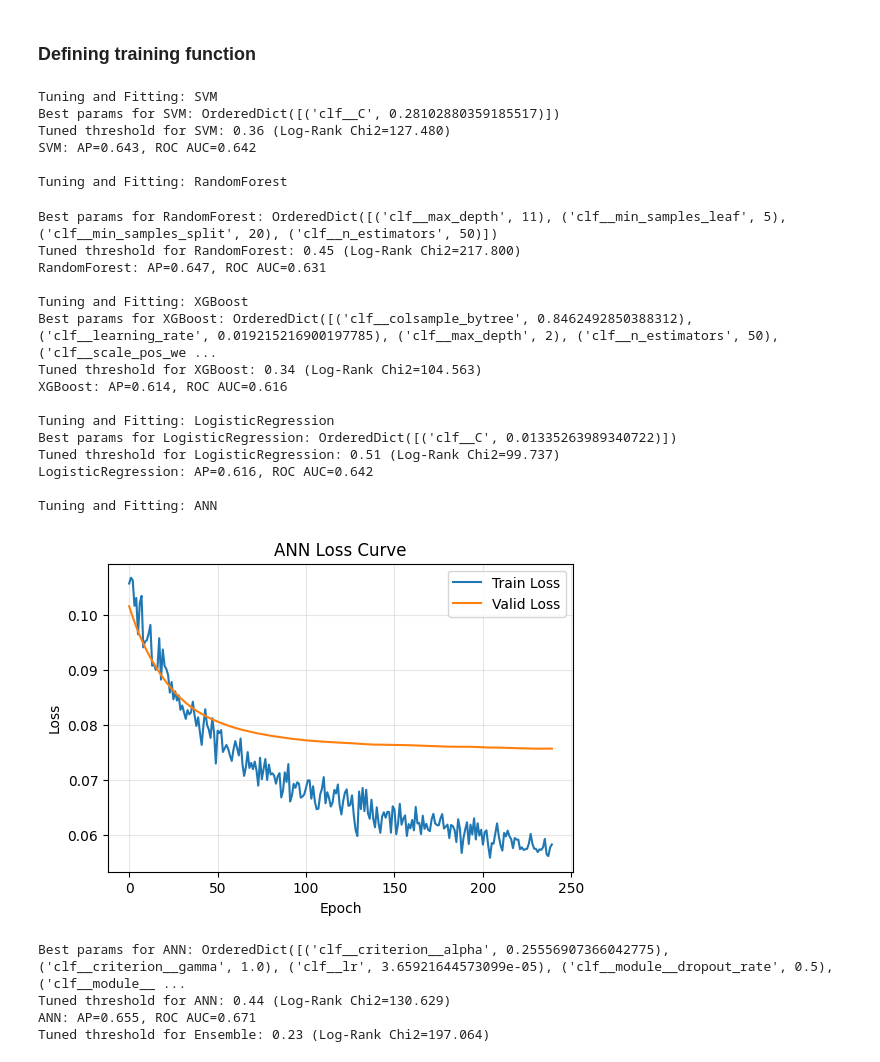
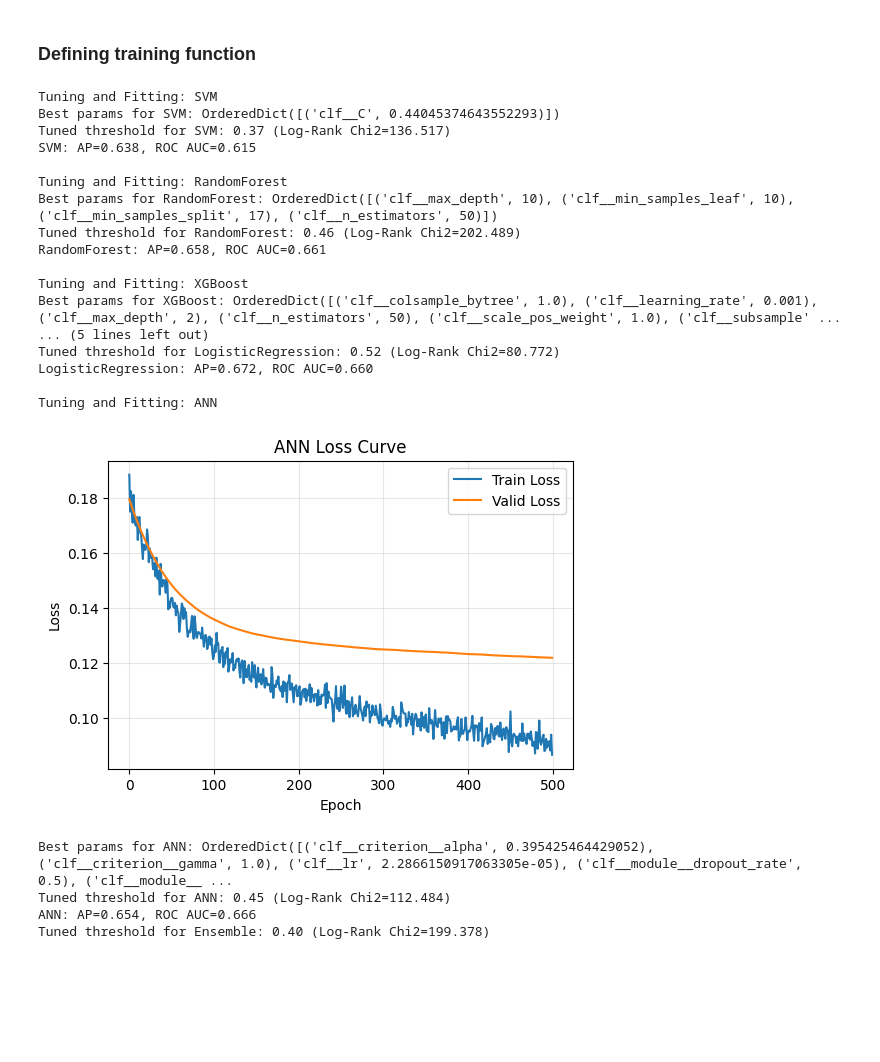
Before and after one commit to JackWJW/LGG_Prognosis_Prediction, a Jupyter notebook: TCGA_Model_Training_CGGA_Validation.ipynb, the cells around one changed output. Drawn from its saved outputs; the diff is of its cells as text; code cells hidden in the pictures; blank space fills up the shorter version.

```diff
--- a/TCGA_Model_Training_CGGA_Validation.ipynb
+++ b/TCGA_Model_Training_CGGA_Validation.ipynb
@@ -626,34 +625,30 @@ def train_evaluate_model(random_state=42,inner_folds=3,inner_iterations=25,ANN_i
 
     return summary_df, curves_summary, metrics_results, survival_results, y_CGGA
 # %%
-summary_df, curves_summary, metrics_results, survival_results, y_CGGA = train_evaluate_model(random_state=24,inner_folds=5,inner_iterations=100,ANN_iterations=100)
+summary_df, curves_summary, metrics_results, survival_results, y_CGGA = train_evaluate_model(random_state=24,inner_folds=5,inner_iterations=250,ANN_iterations=250)
 # %% [output]
 Tuning and Fitting: SVM
-Best params for SVM: OrderedDict([('clf__C', 0.28102880359185517)])
-Tuned threshold for SVM: 0.36 (Log-Rank Chi2=127.480)
-SVM: AP=0.643, ROC AUC=0.642
+Best params for SVM: OrderedDict([('clf__C', 0.44045374643552293)])
+Tuned threshold for SVM: 0.37 (Log-Rank Chi2=136.517)
+SVM: AP=0.638, ROC AUC=0.615
 
 Tuning and Fitting: RandomForest
+Best params for RandomForest: OrderedDict([('clf__max_depth', 10), ('clf__min_samples_leaf', 10), ('clf__min_samples_split', 17), ('clf__n_estimators', 50)])
+Tuned threshold for RandomForest: 0.46 (Log-Rank Chi2=202.489)
+RandomForest: AP=0.658, ROC AUC=0.661
+
+Tuning and Fitting: XGBoost
+Best params for XGBoost: OrderedDict([('clf__colsample_bytree', 1.0), ('clf__learning_rate', 0.001), ('clf__max_depth', 2), ('clf__n_estimators', 50), ('clf__scale_pos_weight', 1.0), ('clf__subsample' ...
+... (5 lines left out)
+Tuned threshold for LogisticRegression: 0.52 (Log-Rank Chi2=80.772)
+LogisticRegression: AP=0.672, ROC AUC=0.660
+
+Tuning and Fitting: ANN
+[figure, new version]
-Best params for RandomForest: OrderedDict([('clf__max_depth', 11), ('clf__min_samples_leaf', 5), ('clf__min_samples_split', 20), ('clf__n_estimators', 50)])
-Tuned threshold for RandomForest: 0.45 (Log-Rank Chi2=217.800)
-RandomForest: AP=0.647, ROC AUC=0.631
-
-Tuning and Fitting: XGBoost
-Best params for XGBoost: OrderedDict([('clf__colsample_bytree', 0.8462492850388312), ('clf__learning_rate', 0.019215216900197785), ('clf__max_depth', 2), ('clf__n_estimators', 50), ('clf__scale_pos_we ...
-Tuned threshold for XGBoost: 0.34 (Log-Rank Chi2=104.563)
-XGBoost: AP=0.614, ROC AUC=0.616
-
-Tuning and Fitting: LogisticRegression
-Best params for LogisticRegression: OrderedDict([('clf__C', 0.01335263989340722)])
-Tuned threshold for LogisticRegression: 0.51 (Log-Rank Chi2=99.737)
-LogisticRegression: AP=0.616, ROC AUC=0.642
-
-Tuning and Fitting: ANN
+Best params for ANN: OrderedDict([('clf__criterion__alpha', 0.395425464429052), ('clf__criterion__gamma', 1.0), ('clf__lr', 2.2866150917063305e-05), ('clf__module__dropout_rate', 0.5), ('clf__module__ ...
+Tuned threshold for ANN: 0.45 (Log-Rank Chi2=112.484)
+ANN: AP=0.654, ROC AUC=0.666
+Tuned threshold for Ensemble: 0.40 (Log-Rank Chi2=199.378)
-[figure, old version]
-Best params for ANN: OrderedDict([('clf__criterion__alpha', 0.25556907366042775), ('clf__criterion__gamma', 1.0), ('clf__lr', 3.65921644573099e-05), ('clf__module__dropout_rate', 0.5), ('clf__module__ ...
-Tuned threshold for ANN: 0.44 (Log-Rank Chi2=130.629)
-ANN: AP=0.655, ROC AUC=0.671
-Tuned threshold for Ensemble: 0.23 (Log-Rank Chi2=197.064)
 # %%
 # Function to plot mean ROC curves
 def plot_mean_roc(curves_summary):
```
Also changed, not shown: parts of 4 cells of this notebook.
